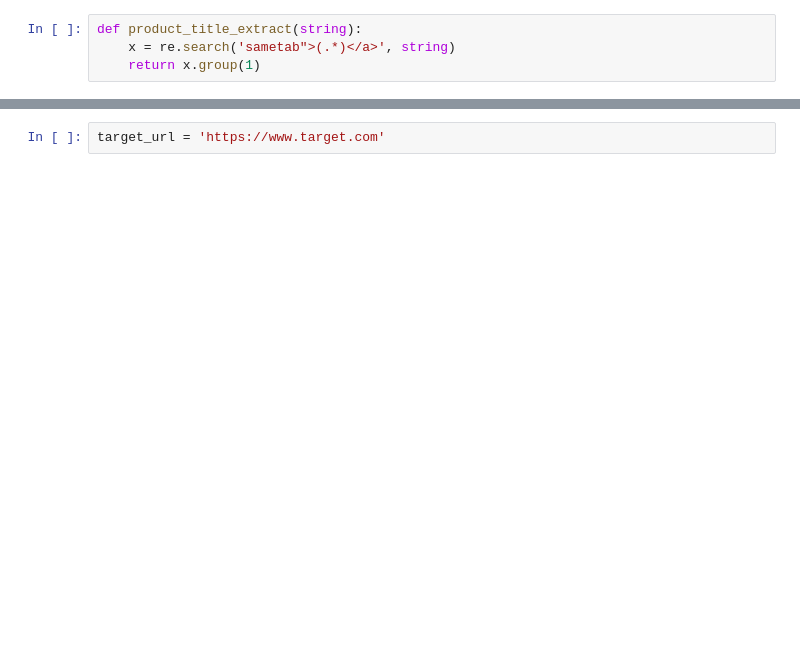
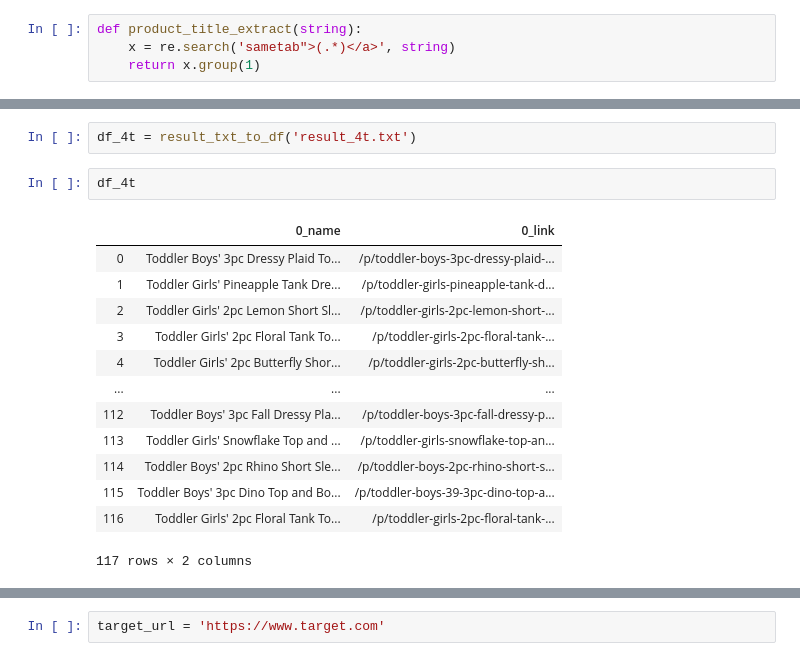
Before and after one commit to tomokr/matching_clothes, a Jupyter notebook: Matching_clothes_Target.ipynb, the cells around one changed output, grey strips where cells are left out. Drawn from its saved outputs; the diff is of its cells as text; blank space fills up the shorter version.

```diff
--- a/Matching_clothes_Target.ipynb
+++ b/Matching_clothes_Target.ipynb
@@ -83,0 +82,18 @@ product_5t_all
+# %%
+df_4t = result_txt_to_df('result_4t.txt')
+# %%
+df_4t
+# %% [output]
+|  | 0_name | 0_link |
+| 0 | Toddler Boys' 3pc Dressy Plaid To... | /p/toddler-boys-3pc-dressy-plaid-... |
+| 1 | Toddler Girls' Pineapple Tank Dre... | /p/toddler-girls-pineapple-tank-d... |
+| 2 | Toddler Girls' 2pc Lemon Short Sl... | /p/toddler-girls-2pc-lemon-short-... |
+| 3 | Toddler Girls' 2pc Floral Tank To... | /p/toddler-girls-2pc-floral-tank-... |
+| 4 | Toddler Girls' 2pc Butterfly Shor... | /p/toddler-girls-2pc-butterfly-sh... |
+| ... | ... | ... |
+| 112 | Toddler Boys' 3pc Fall Dressy Pla... | /p/toddler-boys-3pc-fall-dressy-p... |
+| 113 | Toddler Girls' Snowflake Top and ... | /p/toddler-girls-snowflake-top-an... |
+| 114 | Toddler Boys' 2pc Rhino Short Sle... | /p/toddler-boys-2pc-rhino-short-s... |
+| 115 | Toddler Boys' 3pc Dino Top and Bo... | /p/toddler-boys-39-3pc-dino-top-a... |
+| 116 | Toddler Girls' 2pc Floral Tank To... | /p/toddler-girls-2pc-floral-tank-... |
+117 rows × 2 columns
```
Also changed, not shown: parts of 40 cells of this notebook, 6 other files.
